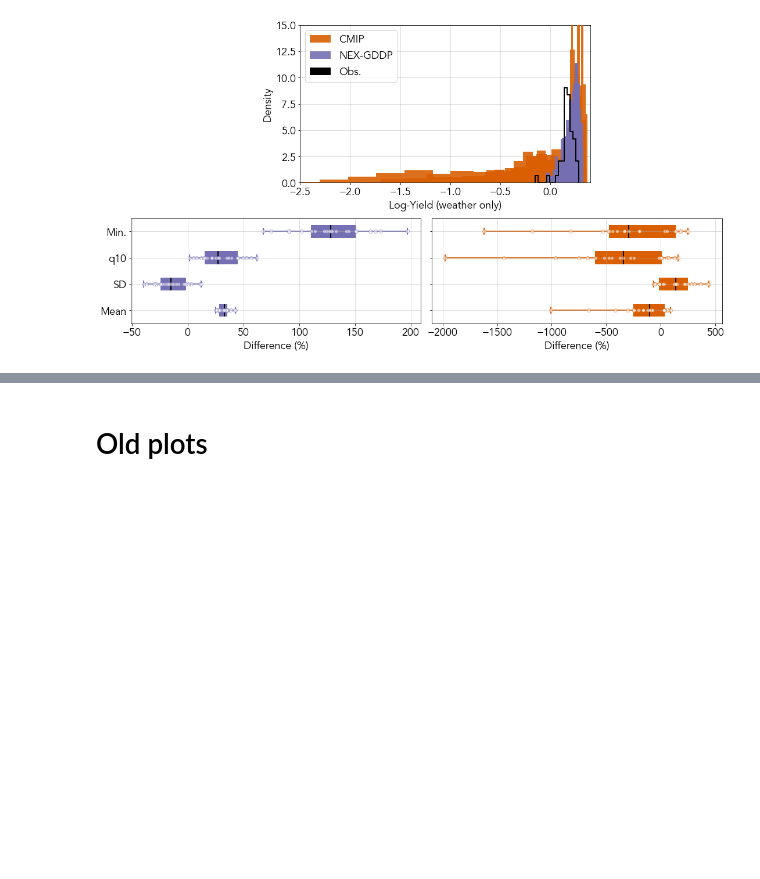
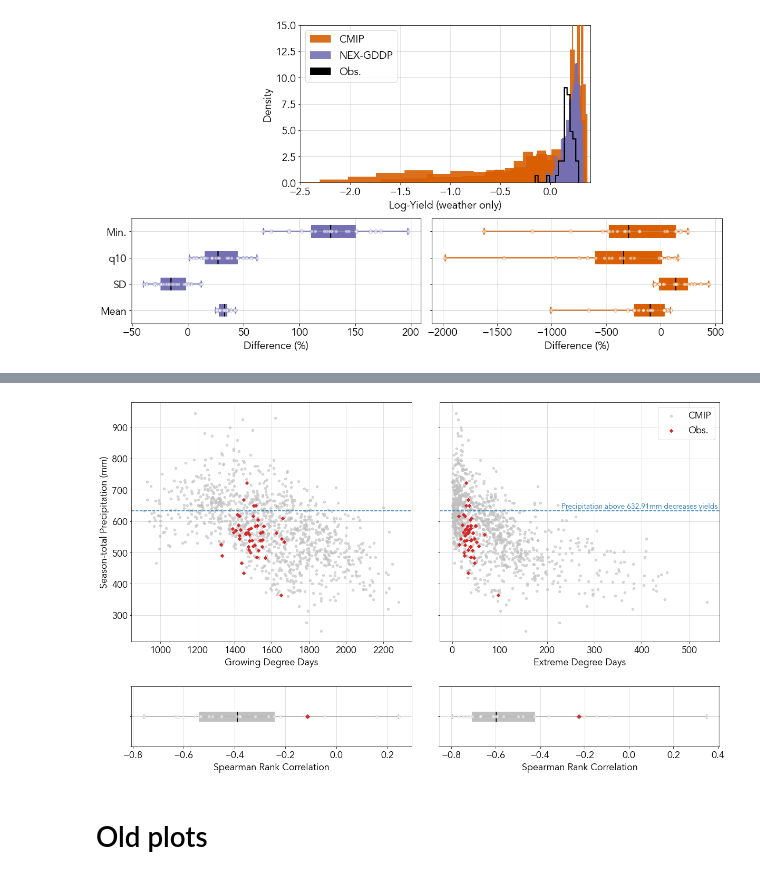
Before and after one commit to david0811/BCSD_CornYields_UQ, a Jupyter notebook: code/03_analysis/03_01_national.ipynb, the cells around one changed output, grey strips where cells are left out. Saved outputs shown, nothing was run; the diff lists cells and outputs as text; code cells hidden in the pictures; blank space fills up the shorter version.

```diff
--- a/code/03_analysis/03_01_national.ipynb
+++ b/code/03_analysis/03_01_national.ipynb
@@ -694,3 +869,81 @@ plt.show()
+# %%
+# CMIP
+fig, axs = plt.subplots(2,2, figsize=(20,12), sharey='row', gridspec_kw={'wspace':0.1, 'hspace':0.3, 'height_ratios':[4,1]})
+
+# GDD-precip
+# scatter
+ax=axs[0,0]
+for model in cmip_models:
+    cmip_weather_weighted[model].plot(x='gdd', y='prcp', kind='scatter', ax=ax, color='silver', alpha=0.6)
+gmfd_weather_weighted.plot(x='gdd', y='prcp', kind='scatter', ax=ax, color='tab:red', s=20, marker='D')
+ax.set_ylabel('Season-total Precipitation (mm)')
+ax.set_xlabel('Growing Degree Days')
+ax.grid(alpha=0.5)
+ax.set_xlim([ax.get_xlim()[0], ax.get_xlim()[1]])
+ax.hlines(prcp_tp, ax.get_xlim()[0], ax.get_xlim()[1], ls='--', color='tab:blue')
+
+# boxplot
+ax=axs[1,0]
+cmip_gdd_bxplt = ax.boxplot([spearmanr(cmip_weather_weighted[model]['gdd'], cmip_weather_weighted[model]['prcp'])[0] for model in cmip_models],
+                        patch_artist=True,
+                        medianprops=dict(linewidth=2, color='black'),
+                        boxprops=dict(linewidth=2, color='silver'),
+                        whiskerprops=dict(linewidth=2, color='silver'),
+                        capprops=dict(linewidth=2, color='silver'),
+                        showfliers=False,
+                        whis=(0,100),
+                        vert=False,
+                        zorder=1)
+for patch in cmip_gdd_bxplt['boxes']:
+        patch.set_facecolor('silver')
+ax.scatter([spearmanr(cmip_weather_weighted[model]['gdd'], cmip_weather_weighted[model]['prcp'])[0] for model in cmip_models], [1 for model in cmip_models], edgecolor='silver', facecolor='white', zorder=10, alpha=0.5)
+ax.scatter(spearmanr(gmfd_weather_weighted['gdd'], gmfd_weather_weighted['prcp'])[0], 1, color='tab:red', marker='D', s=30, zorder=10)
+ax.grid(alpha=0.5)
+ax.set_yticklabels([''])
+ax.set_xlabel('Spearman Rank Correlation')
+
+# EDD-precip
+# scatter
+ax=axs[0,1]
+
+cmip_weather_weighted[model].plot(x='edd', y='prcp', kind='scatter', ax=ax, color='silver', alpha=0.6, label='CMIP')
+
+for model in cmip_models[1:]:
+    cmip_weather_weighted[model].plot(x='edd', y='prcp', kind='scatter', ax=ax, color='silver', alpha=0.6, legend=None)
+
+gmfd_weather_weighted.plot(x='edd', y='prcp', kind='scatter', ax=ax, color='tab:red', s=20, marker='D', label='Obs.')
+ax.set_xlabel('Extreme Degree Days')
+ax.grid(alpha=0.5)
+ax.set_xlim([ax.get_xlim()[0], ax.get_xlim()[1]])
+ax.hlines(prcp_tp, ax.get_xlim()[0], ax.get_xlim()[1], ls='--', color='tab:blue')
+ax.text(230, 640, 'Precipitation above {0:.2f}mm decreases yields'.format(prcp_tp), color='tab:blue', size=14)
+ax.legend()
+
+# boxplot
+ax=axs[1,1]
+cmip_edd_bxplt = ax.boxplot([spearmanr(cmip_weather_weighted[model]['edd'], cmip_weather_weighted[model]['prcp'])[0] for model in cmip_models],
+                        patch_artist=True,
+                        medianprops=dict(linewidth=2, color='black'),
+                        boxprops=dict(linewidth=2, color='silver'),
+                        whiskerprops=dict(linewidth=2, color='silver'),
+                        capprops=dict(linewidth=2, color='silver'),
+                        showfliers=False,
+                        whis=(0,100),
+                        vert=False,
+                        zorder=1)
+for patch in cmip_edd_bxplt['boxes']:
+        patch.set_facecolor('silver')
+
+ax.scatter([spearmanr(cmip_weather_weighted[model]['edd'], cmip_weather_weighted[model]['prcp'])[0] for model in cmip_models], [1 for model in cmip_models], edgecolor='silver', facecolor='white', zorder=10, alpha=0.5)
+ax.scatter(spearmanr(gmfd_weather_weighted['edd'], gmfd_weather_weighted['prcp'])[0], 1, color='tab:red', marker='D', s=30, zorder=10)
+ax.grid(alpha=0.5)
+ax.set_xlabel('Spearman Rank Correlation')
+ax.set_yticklabels(['',''])
+
+# plt.show()
+plt.savefig('../../figs/new/SIfig_joint_eval_CMIP.pdf')
+# %% [output]
+[figure, added]
 # %% [markdown]
 # Old plots
 # %%
```
Also changed, not shown: parts of 18 cells of this notebook, 50 other files.
